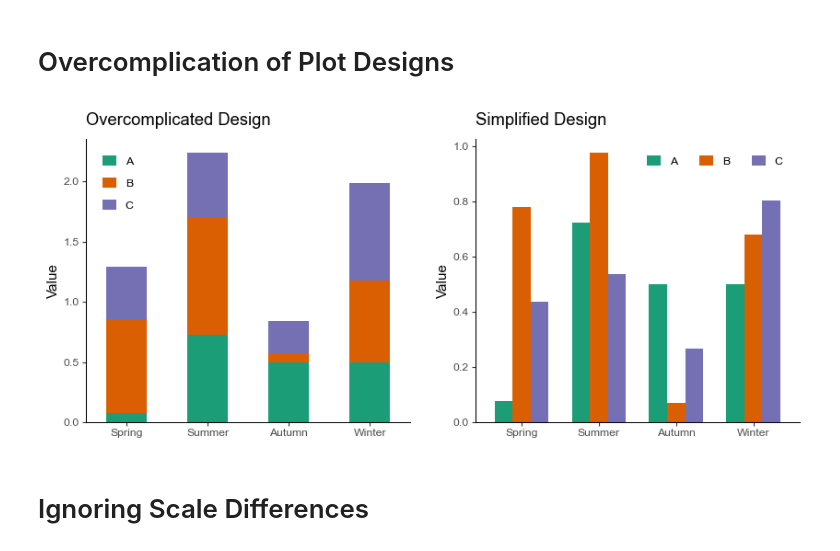
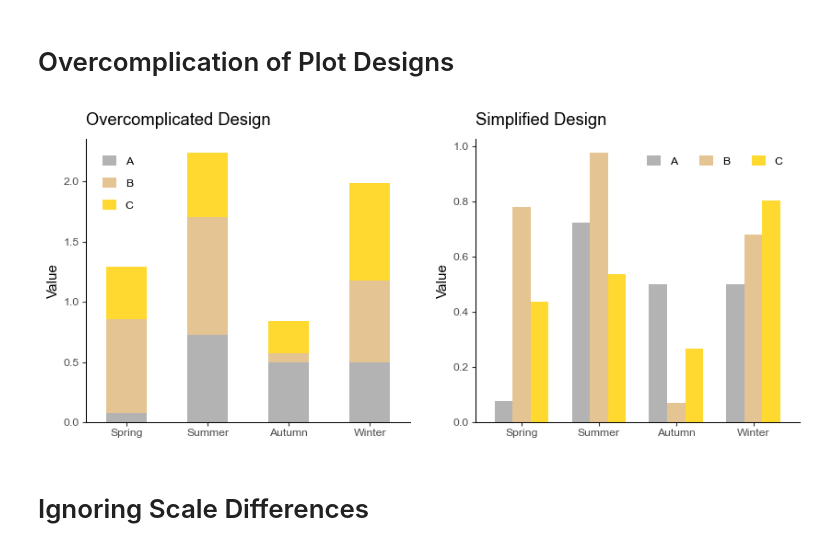
Before and after one commit to smortezah/portfolio, a Jupyter notebook: data-visualization/pitfalls/pitfalls.ipynb, the cells around one changed output. Drawn from its saved outputs; the diff is of its cells as text; code cells hidden in the pictures.

```diff
--- a/data-visualization/pitfalls/pitfalls.ipynb
+++ b/data-visualization/pitfalls/pitfalls.ipynb
@@ -122,36 +122,36 @@ df = pd.DataFrame(
     columns=list(string.ascii_uppercase[:n_columns]),
     index=["Spring", "Summer", "Autumn", "Winter"],
 )
 
 # Plot
 fig, axs = plt.subplots(nrows=1, ncols=2, figsize=(10, 4))
 
 # Bad Example
 df.plot.bar(
     stacked=True,
     rot=0,
-    color=plt.cm.Dark2.colors,
+    color=plt.cm.Set2_r.colors,
     title="Overcomplicated Design",
     ylabel="Value",
     ax=axs[0],
 )
 
 # Good Example
 df.plot.bar(
     width=0.7,
     rot=0,
-    color=plt.cm.Dark2.colors,
+    color=plt.cm.Set2_r.colors,
     title="Simplified Design",
     ylabel="Value",
     ax=axs[1],
 ).legend(loc="upper right", ncol=3)
 
 # Save plot
 plt.savefig("image/stacked.png", bbox_inches="tight", dpi=200)
 
 plt.show()
 # %% [output]
-[figure, old version]
+[figure, new version]
 # %% [markdown]
 # Ignoring Scale Differences
 # %%
```
Also changed, not shown: parts of 4 cells of this notebook.
